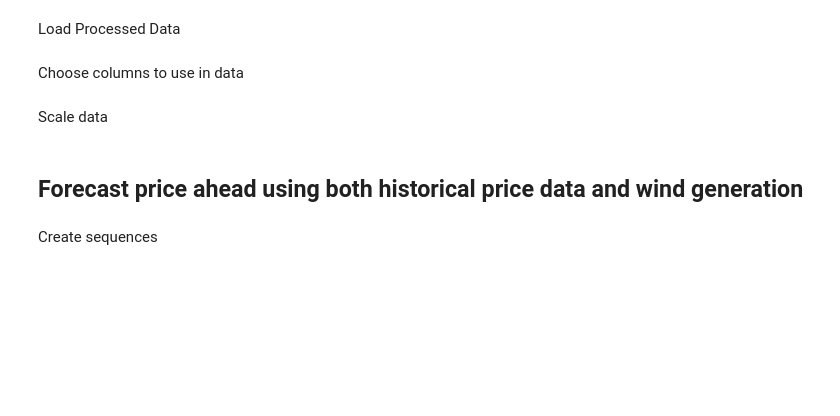
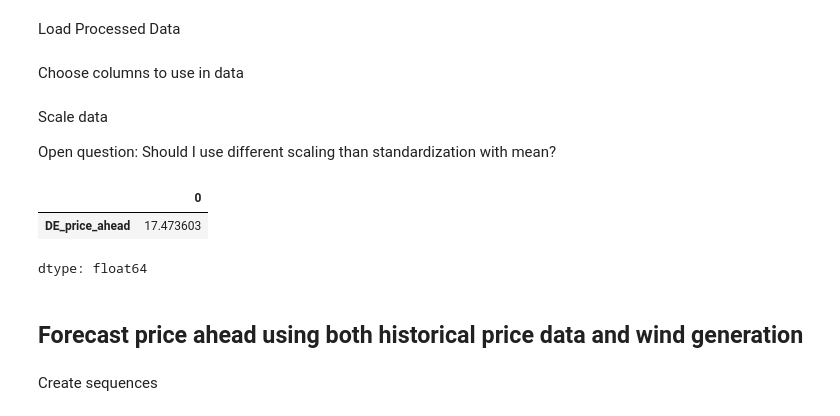
Before and after one commit to atleer/forecast-electricity-markets, a Jupyter notebook: analysis/notebooks/exploration/seq2seq_multivariate.ipynb, the cells around one changed output. Drawn from its saved outputs; the diff is of its cells as text; code cells hidden in the pictures; blank space fills up the shorter version.

```diff
--- a/analysis/notebooks/exploration/seq2seq_multivariate.ipynb
+++ b/analysis/notebooks/exploration/seq2seq_multivariate.ipynb
@@ -91,6 +91,9 @@ for filepath in filepaths:
 # %% [markdown]
 Choose columns to use in data
 # %%
-selected_column_names = ['DE_wind_generation', 'DE_price_ahead']
+features_column_names = ['DE_wind_generation', 'DE_price_ahead']
+targets_column_names = ['DE_price_ahead']
 # %% [markdown]
 Scale data
+
+Open question: Should I use different scaling than standardization with mean?
@@ -111,0 +100,12 @@ targets_test = test_norm[:,-1:]
+# %%
+features_mean = df_train[features_column_names].mean(axis=0)
+targets_mean = df_train[targets_column_names].mean(axis=0)
+
+features_std = df_train[features_column_names].std(axis=0)
+targets_std = df_train[targets_column_names].std(axis=0)
+
+targets_std
+# %% [output]
+|  | 0 |
+| DE_price_ahead | 17.473603 |
+dtype: float64
```
Also changed, not shown: parts of 13 cells of this notebook.
